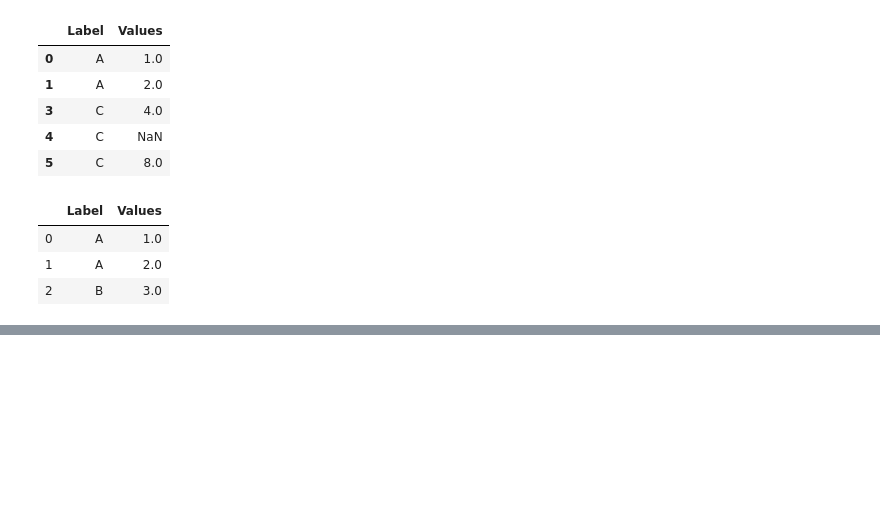
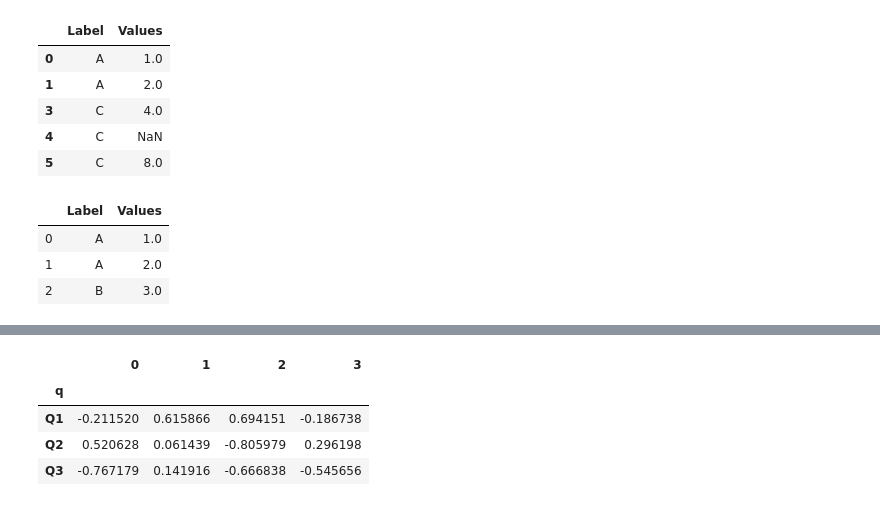
Before and after one commit to derinman/L_Python-Note, a Jupyter notebook: A02-05_Pandas Group.ipynb, the cells around one changed output, grey strips where cells are left out. Cells and saved outputs as stored; diff of their text form; code cells hidden in the pictures; blank space fills up the shorter version.

```diff
--- a/A02-05_Pandas Group.ipynb
+++ b/A02-05_Pandas Group.ipynb
@@ -293,0 +317,8 @@ df.groupby('Label').filter(f) #Label C Bye~
+# %%
+dfNorm.groupby('q').mean()
+# %% [output]
+|  | 0 | 1 | 2 | 3 |
+| q |  |  |  |  |
+| Q1 | -0.211520 | 0.615866 | 0.694151 | -0.186738 |
+| Q2 | 0.520628 | 0.061439 | -0.805979 | 0.296198 |
+| Q3 | -0.767179 | 0.141916 | -0.666838 | -0.545656 |
```
Also changed, not shown: parts of 3 cells of this notebook.
